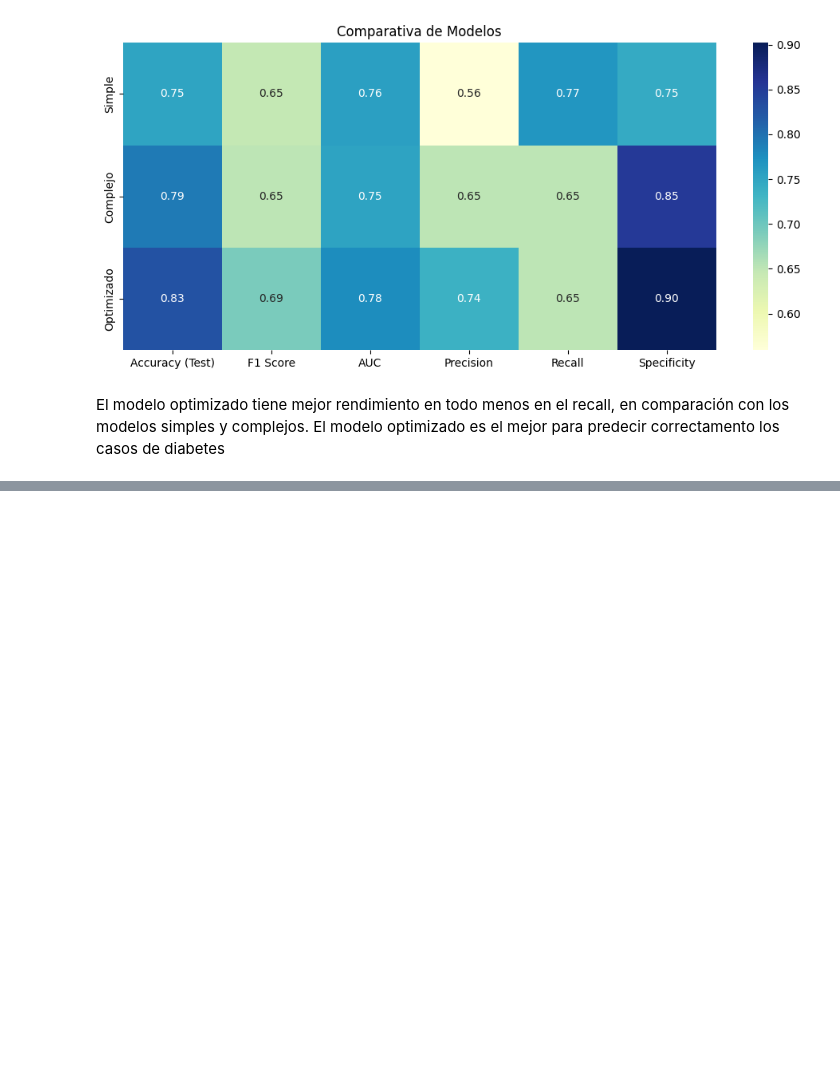
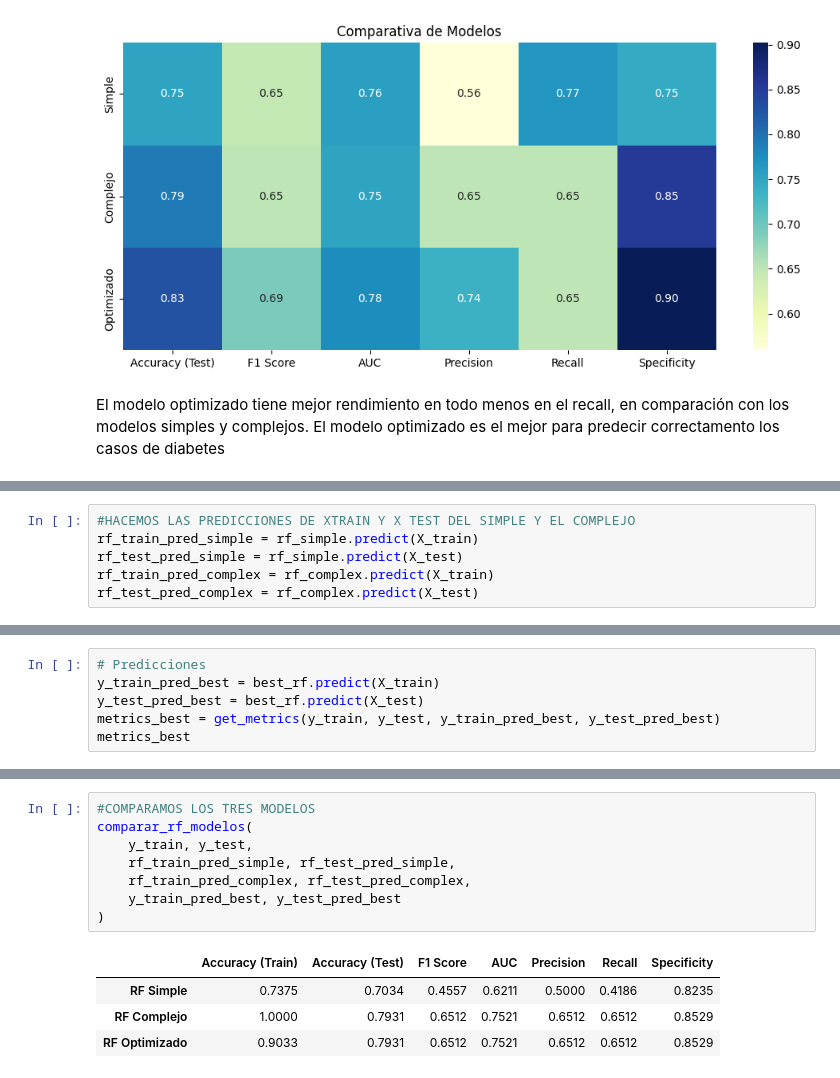
Before and after one commit to 4GeeksAcademy/esanchez_boosting, a Jupyter notebook: src/explore.ipynb, the cells around one changed output, grey strips where cells are left out. Cells and saved outputs as stored; diff of their text form; blank space fills up the shorter version.

```diff
--- a/src/explore.ipynb
+++ b/src/explore.ipynb
@@ -347,0 +409,6 @@ El modelo optimizado tiene mejor rendimiento en todo menos en el recall, en comp
+# %%
+#HACEMOS LAS PREDICCIONES DE XTRAIN Y X TEST DEL SIMPLE Y EL COMPLEJO
+rf_train_pred_simple = rf_simple.predict(X_train)
+rf_test_pred_simple = rf_simple.predict(X_test)
+rf_train_pred_complex = rf_complex.predict(X_train)
+rf_test_pred_complex = rf_complex.predict(X_test)
@@ -347,0 +457,6 @@ El modelo optimizado tiene mejor rendimiento en todo menos en el recall, en comp
+# %%
+# Predicciones
+y_train_pred_best = best_rf.predict(X_train)
+y_test_pred_best = best_rf.predict(X_test)
+metrics_best = get_metrics(y_train, y_test, y_train_pred_best, y_test_pred_best)
+metrics_best
@@ -347,0 +507,13 @@ El modelo optimizado tiene mejor rendimiento en todo menos en el recall, en comp
+# %%
+#COMPARAMOS LOS TRES MODELOS
+comparar_rf_modelos(
+    y_train, y_test,
+    rf_train_pred_simple, rf_test_pred_simple,
+    rf_train_pred_complex, rf_test_pred_complex,
+    y_train_pred_best, y_test_pred_best
+)
+# %% [output]
+|  | Accuracy (Train) | Accuracy (Test) | F1 Score | AUC | Precision | Recall | Specificity |
+| RF Simple | 0.7375 | 0.7034 | 0.4557 | 0.6211 | 0.5000 | 0.4186 | 0.8235 |
+| RF Complejo | 1.0000 | 0.7931 | 0.6512 | 0.7521 | 0.6512 | 0.6512 | 0.8529 |
+| RF Optimizado | 0.9033 | 0.7931 | 0.6512 | 0.7521 | 0.6512 | 0.6512 | 0.8529 |
```
Also changed, not shown: parts of 14 cells of this notebook.
